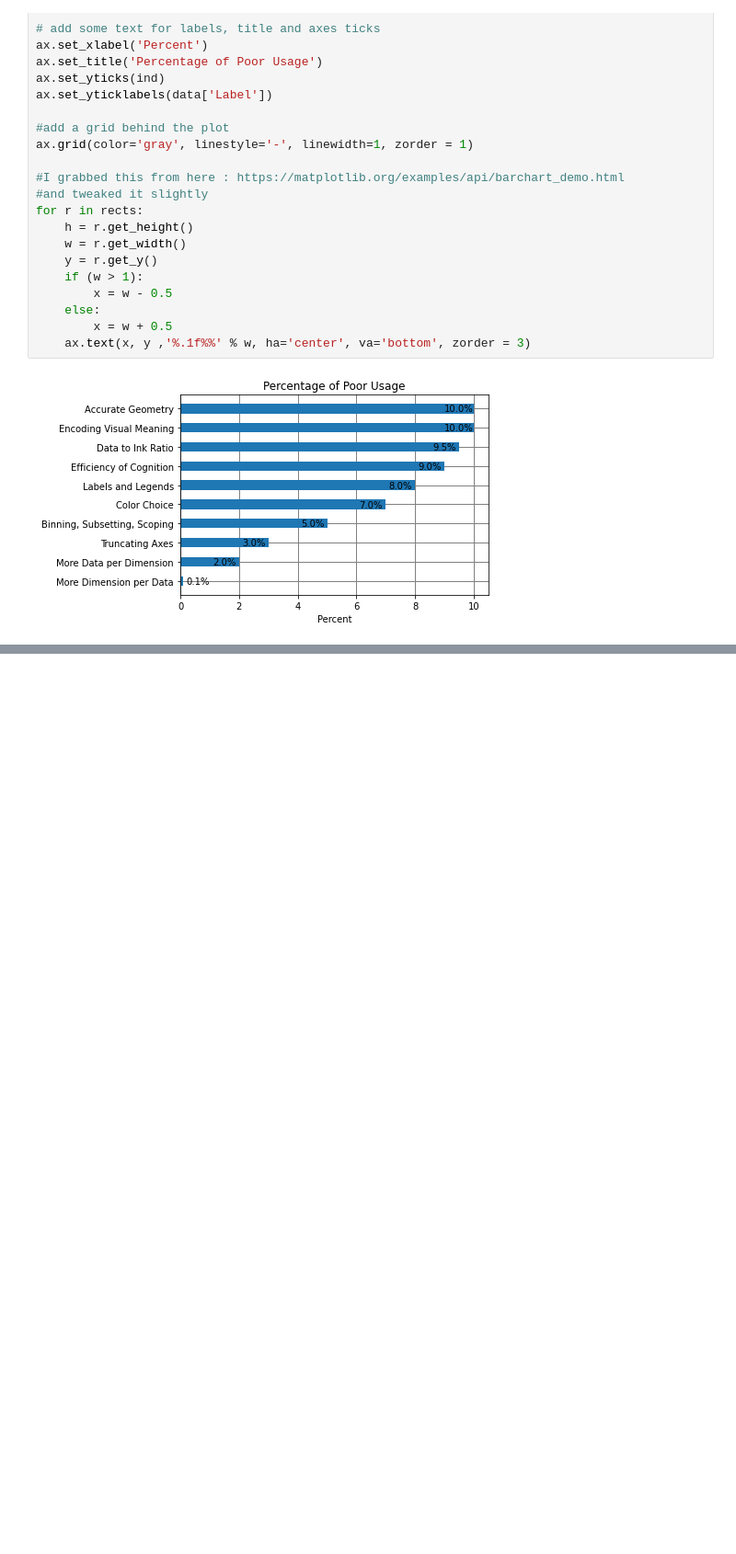
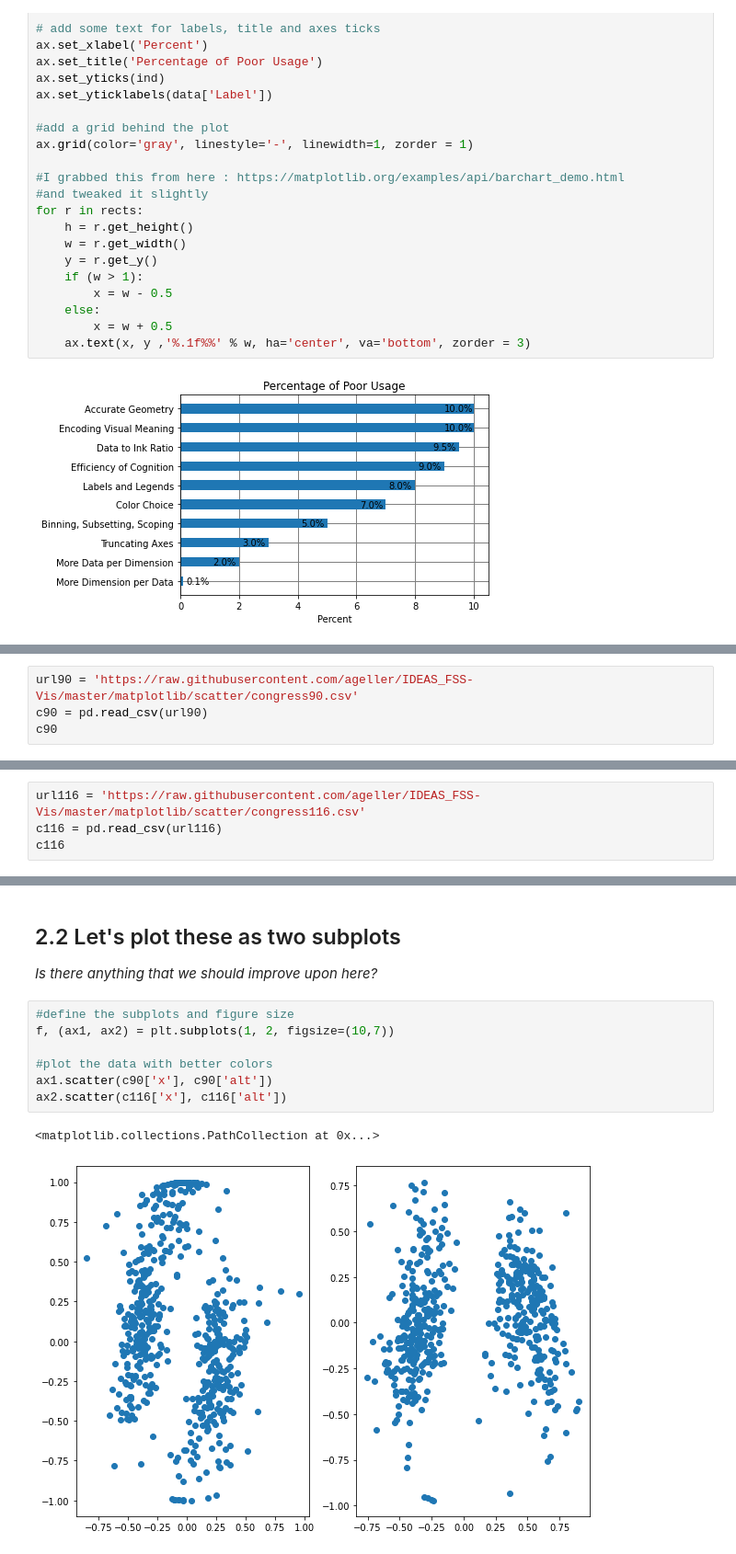
Before and after one commit to ageller/IntroToDataVis, a Jupyter notebook: matplotlibDemo.ipynb, the cells around one changed output, grey strips where cells are left out. Shown at 92% size. Drawn from its saved outputs; the diff is of its cells as text; blank space fills up the shorter version.

```diff
--- a/matplotlibDemo.ipynb
+++ b/matplotlibDemo.ipynb
@@ -152,0 +172,4 @@ for i, r in enumerate(rects):
+# %%
+url90 = 'https://raw.githubusercontent.com/ageller/IDEAS_FSS-Vis/master/matplotlib/scatter/congress90.csv'
+c90 = pd.read_csv(url90)
+c90
@@ -152,0 +190,4 @@ for i, r in enumerate(rects):
+# %%
+url116 = 'https://raw.githubusercontent.com/ageller/IDEAS_FSS-Vis/master/matplotlib/scatter/congress116.csv'
+c116 = pd.read_csv(url116)
+c116
@@ -152,0 +208,14 @@ for i, r in enumerate(rects):
+# %% [markdown]
+## 2.2 Let's plot these as two subplots
+
+*Is there anything that we should improve upon here?*
+# %%
+#define the subplots and figure size
+f, (ax1, ax2) = plt.subplots(1, 2, figsize=(10,7))
+
+#plot the data with better colors
+ax1.scatter(c90['x'], c90['alt'])
+ax2.scatter(c116['x'], c116['alt'])
+# %% [output]
+<matplotlib.collections.PathCollection at 0x...>
+[figure, added]
```
Also changed, not shown: parts of 18 cells of this notebook, 2 other files.
